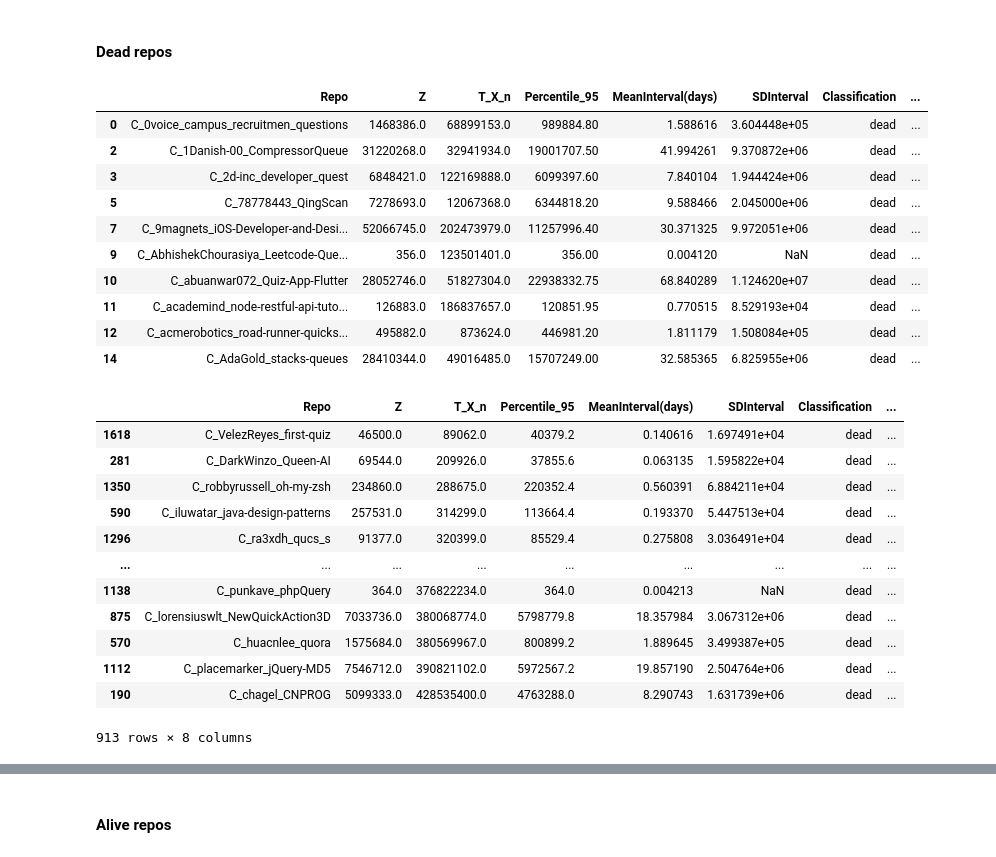
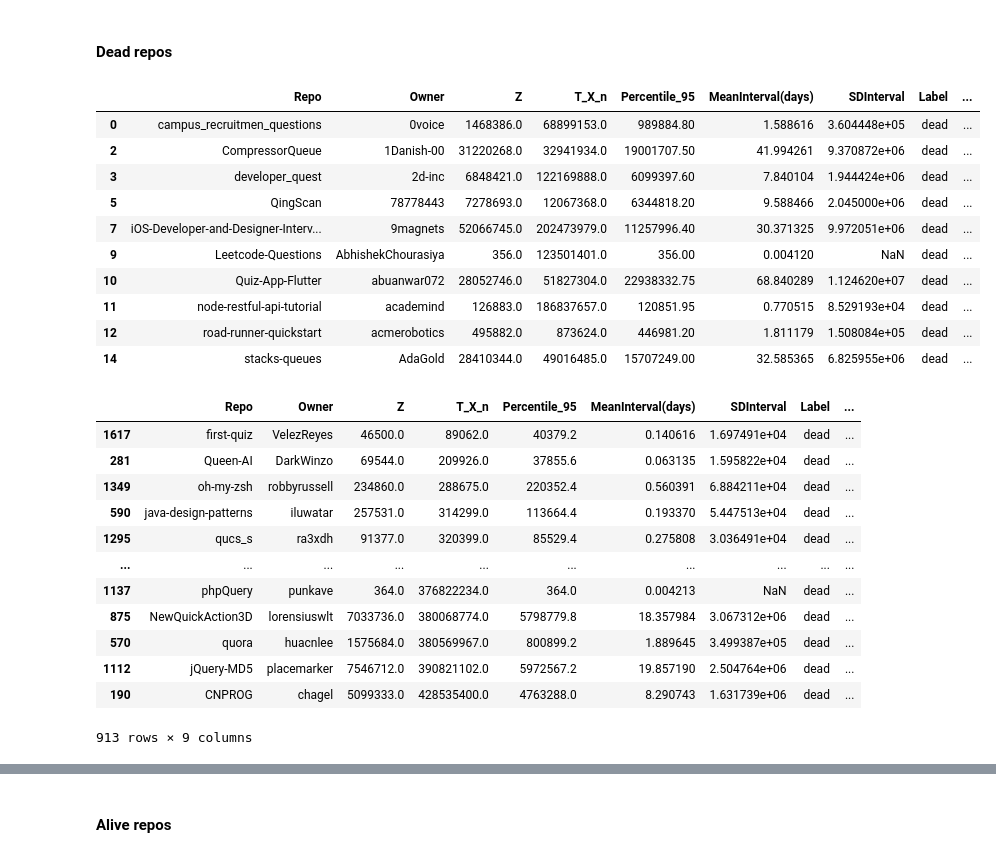
Before and after one commit to EthanFalcao/Github_Repo_EDA, a Jupyter notebook: repo_status_classification/graph_data_treshold(Recent K).ipynb, the cells around one changed output, grey strips where cells are left out. Saved outputs shown, nothing was run; the diff lists cells and outputs as text; code cells hidden in the pictures.

```diff
--- a/repo_status_classification/graph_data_treshold(Recent K).ipynb
+++ b/repo_status_classification/graph_data_treshold(Recent K).ipynb
@@ -70,14 +70,15 @@ def process_commit_history(csv_file, current_time="2023-11-1", k=30):
             'Percentile_95': percentile_95,
             'MeanInterval(days)': mean_interval,
             'SDInterval': sd_interval,
-            'Classification': classification,
+            'Label': classification,
             'TimeSinceLastCommit(days)': time_since_last_commit_days
         }
     else:
         return None
 
-#folder_path = '/Users/ethan/Documents/Data science/MQP/main_repo_df/Data/CommitData'
-folder_path = '../../Data/CommitData'
+folder_path = '/Users/ethan/Documents/Datascience/MQP/main_repo_df/Data/CommitData'
+
+#folder_path = '../../Data/CommitData'
 results_list = []
 
 for file_name in os.listdir(folder_path):
@@ -89,3 +99,20 @@ for file_name in os.listdir(folder_path):
 # %%
 # Use pd.concat to create a DataFrame from the list of dictionaries
 results_df = pd.DataFrame(results_list)
+# %%
+
+# Define a function to split the repository identifier into owner and repository name
+def split_repo_identifier(repo_identifier):
+    if repo_identifier.startswith('C_'):
+        repo_identifier = repo_identifier[2:]  # remove the 'C_' prefix
+    parts = repo_identifier.split('_', 1)
+    owner = parts[0]
+    repo = parts[1] if len(parts) > 1 else ''
+    return owner, repo
+
+# Apply the function to the 'Repo' column
+results_df[['Owner', 'Repo']] = results_df['Repo'].apply(lambda x: split_repo_identifier(x)).tolist()
+
+
+results_df =results_df [['Repo', 'Owner','Z', 'T_X_n', 'Percentile_95', 'MeanInterval(days)',
+       'SDInterval', 'Label', 'TimeSinceLastCommit(days)' ]]
@@ -121,37 +192,37 @@ plt.show()
 # %% [markdown]
 #### Dead repos
 # %%
-dead_repos_df = results_df[results_df['Classification'] == 'dead']
+dead_repos_df = results_df[results_df['Label'] == 'dead']
 dead_repos_df.head(10)
 # %% [output]
-|  | Repo | Z | T_X_n | Percentile_95 | MeanInterval(days) | SDInterval | Classification | ... |
-| 0 | C_0voice_campus_recruitmen_questions | 1468386.0 | 68899153.0 | 989884.80 | 1.588616 | 3.604448e+05 | dead | ... |
-| 2 | C_1Danish-00_CompressorQueue | 31220268.0 | 32941934.0 | 19001707.50 | 41.994261 | 9.370872e+06 | dead | ... |
-| 3 | C_2d-inc_developer_quest | 6848421.0 | 122169888.0 | 6099397.60 | 7.840104 | 1.944424e+06 | dead | ... |
-| 5 | C_78778443_QingScan | 7278693.0 | 12067368.0 | 6344818.20 | 9.588466 | 2.045000e+06 | dead | ... |
-| 7 | C_9magnets_iOS-Developer-and-Desi... | 52066745.0 | 202473979.0 | 11257996.40 | 30.371325 | 9.972051e+06 | dead | ... |
-| 9 | C_AbhishekChourasiya_Leetcode-Que... | 356.0 | 123501401.0 | 356.00 | 0.004120 | NaN | dead | ... |
-| 10 | C_abuanwar072_Quiz-App-Flutter | 28052746.0 | 51827304.0 | 22938332.75 | 68.840289 | 1.124620e+07 | dead | ... |
-| 11 | C_academind_node-restful-api-tuto... | 126883.0 | 186837657.0 | 120851.95 | 0.770515 | 8.529193e+04 | dead | ... |
-| 12 | C_acmerobotics_road-runner-quicks... | 495882.0 | 873624.0 | 446981.20 | 1.811179 | 1.508084e+05 | dead | ... |
-| 14 | C_AdaGold_stacks-queues | 28410344.0 | 49016485.0 | 15707249.00 | 32.585365 | 6.825955e+06 | dead | ... |
+|  | Repo | Owner | Z | T_X_n | Percentile_95 | MeanInterval(days) | SDInterval | Label | ... |
+| 0 | campus_recruitmen_questions | 0voice | 1468386.0 | 68899153.0 | 989884.80 | 1.588616 | 3.604448e+05 | dead | ... |
+| 2 | CompressorQueue | 1Danish-00 | 31220268.0 | 32941934.0 | 19001707.50 | 41.994261 | 9.370872e+06 | dead | ... |
+| 3 | developer_quest | 2d-inc | 6848421.0 | 122169888.0 | 6099397.60 | 7.840104 | 1.944424e+06 | dead | ... |
+| 5 | QingScan | 78778443 | 7278693.0 | 12067368.0 | 6344818.20 | 9.588466 | 2.045000e+06 | dead | ... |
+| 7 | iOS-Developer-and-Designer-Interv... | 9magnets | 52066745.0 | 202473979.0 | 11257996.40 | 30.371325 | 9.972051e+06 | dead | ... |
+| 9 | Leetcode-Questions | AbhishekChourasiya | 356.0 | 123501401.0 | 356.00 | 0.004120 | NaN | dead | ... |
+| 10 | Quiz-App-Flutter | abuanwar072 | 28052746.0 | 51827304.0 | 22938332.75 | 68.840289 | 1.124620e+07 | dead | ... |
+| 11 | node-restful-api-tutorial | academind | 126883.0 | 186837657.0 | 120851.95 | 0.770515 | 8.529193e+04 | dead | ... |
+| 12 | road-runner-quickstart | acmerobotics | 495882.0 | 873624.0 | 446981.20 | 1.811179 | 1.508084e+05 | dead | ... |
+| 14 | stacks-queues | AdaGold | 28410344.0 | 49016485.0 | 15707249.00 | 32.585365 | 6.825955e+06 | dead | ... |
 # %%
 sorted_dead_repos_df = dead_repos_df.sort_values(by='TimeSinceLastCommit(days)')
 sorted_dead_repos_df
 # %% [output]
-|  | Repo | Z | T_X_n | Percentile_95 | MeanInterval(days) | SDInterval | Classification | ... |
-| 1618 | C_VelezReyes_first-quiz | 46500.0 | 89062.0 | 40379.2 | 0.140616 | 1.697491e+04 | dead | ... |
-| 281 | C_DarkWinzo_Queen-AI | 69544.0 | 209926.0 | 37855.6 | 0.063135 | 1.595822e+04 | dead | ... |
-| 1350 | C_robbyrussell_oh-my-zsh | 234860.0 | 288675.0 | 220352.4 | 0.560391 | 6.884211e+04 | dead | ... |
-| 590 | C_iluwatar_java-design-patterns | 257531.0 | 314299.0 | 113664.4 | 0.193370 | 5.447513e+04 | dead | ... |
-| 1296 | C_ra3xdh_qucs_s | 91377.0 | 320399.0 | 85529.4 | 0.275808 | 3.036491e+04 | dead | ... |
-| ... | ... | ... | ... | ... | ... | ... | ... | ... |
-| 1138 | C_punkave_phpQuery | 364.0 | 376822234.0 | 364.0 | 0.004213 | NaN | dead | ... |
-| 875 | C_lorensiuswlt_NewQuickAction3D | 7033736.0 | 380068774.0 | 5798779.8 | 18.357984 | 3.067312e+06 | dead | ... |
-| 570 | C_huacnlee_quora | 1575684.0 | 380569967.0 | 800899.2 | 1.889645 | 3.499387e+05 | dead | ... |
-| 1112 | C_placemarker_jQuery-MD5 | 7546712.0 | 390821102.0 | 5972567.2 | 19.857190 | 2.504764e+06 | dead | ... |
-| 190 | C_chagel_CNPROG | 5099333.0 | 428535400.0 | 4763288.0 | 8.290743 | 1.631739e+06 | dead | ... |
+|  | Repo | Owner | Z | T_X_n | Percentile_95 | MeanInterval(days) | SDInterval | Label | ... |
+| 1617 | first-quiz | VelezReyes | 46500.0 | 89062.0 | 40379.2 | 0.140616 | 1.697491e+04 | dead | ... |
+| 281 | Queen-AI | DarkWinzo | 69544.0 | 209926.0 | 37855.6 | 0.063135 | 1.595822e+04 | dead | ... |
+| 1349 | oh-my-zsh | robbyrussell | 234860.0 | 288675.0 | 220352.4 | 0.560391 | 6.884211e+04 | dead | ... |
+| 590 | java-design-patterns | iluwatar | 257531.0 | 314299.0 | 113664.4 | 0.193370 | 5.447513e+04 | dead | ... |
+| 1295 | qucs_s | ra3xdh | 91377.0 | 320399.0 | 85529.4 | 0.275808 | 3.036491e+04 | dead | ... |
+| ... | ... | ... | ... | ... | ... | ... | ... | ... | ... |
+| 1137 | phpQuery | punkave | 364.0 | 376822234.0 | 364.0 | 0.004213 | NaN | dead | ... |
+| 875 | NewQuickAction3D | lorensiuswlt | 7033736.0 | 380068774.0 | 5798779.8 | 18.357984 | 3.067312e+06 | dead | ... |
+| 570 | quora | huacnlee | 1575684.0 | 380569967.0 | 800899.2 | 1.889645 | 3.499387e+05 | dead | ... |
+| 1112 | jQuery-MD5 | placemarker | 7546712.0 | 390821102.0 | 5972567.2 | 19.857190 | 2.504764e+06 | dead | ... |
+| 190 | CNPROG | chagel | 5099333.0 | 428535400.0 | 4763288.0 | 8.290743 | 1.631739e+06 | dead | ... |
-913 rows × 8 columns
+913 rows × 9 columns
 # %%
 import seaborn as sns
 import matplotlib.pyplot as plt
```
Also changed, not shown: parts of 33 cells of this notebook, 21 other files.
